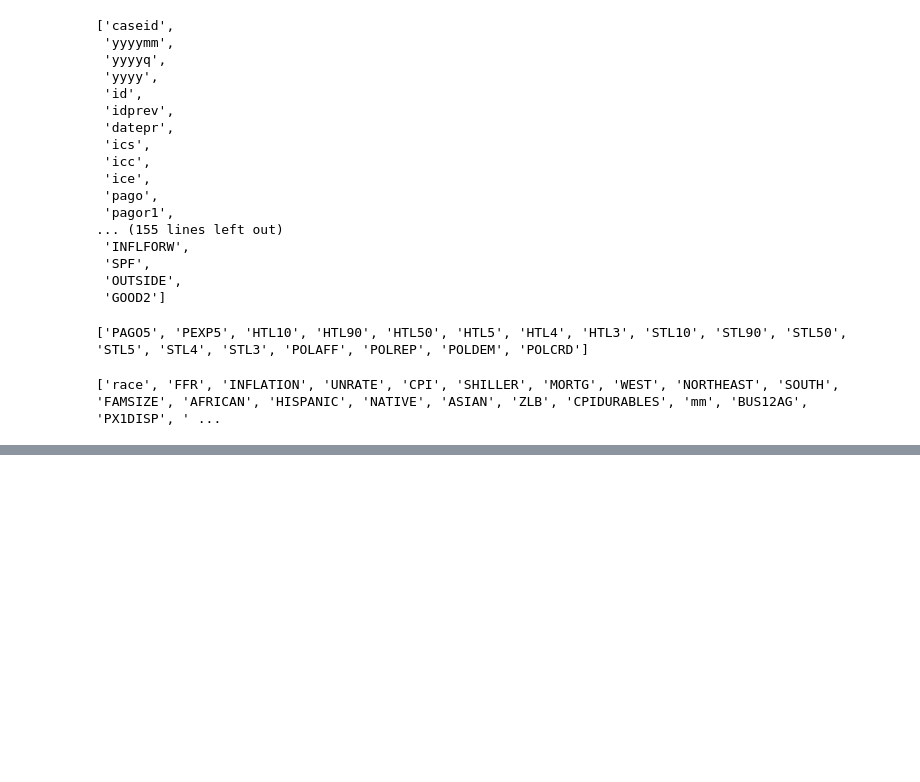
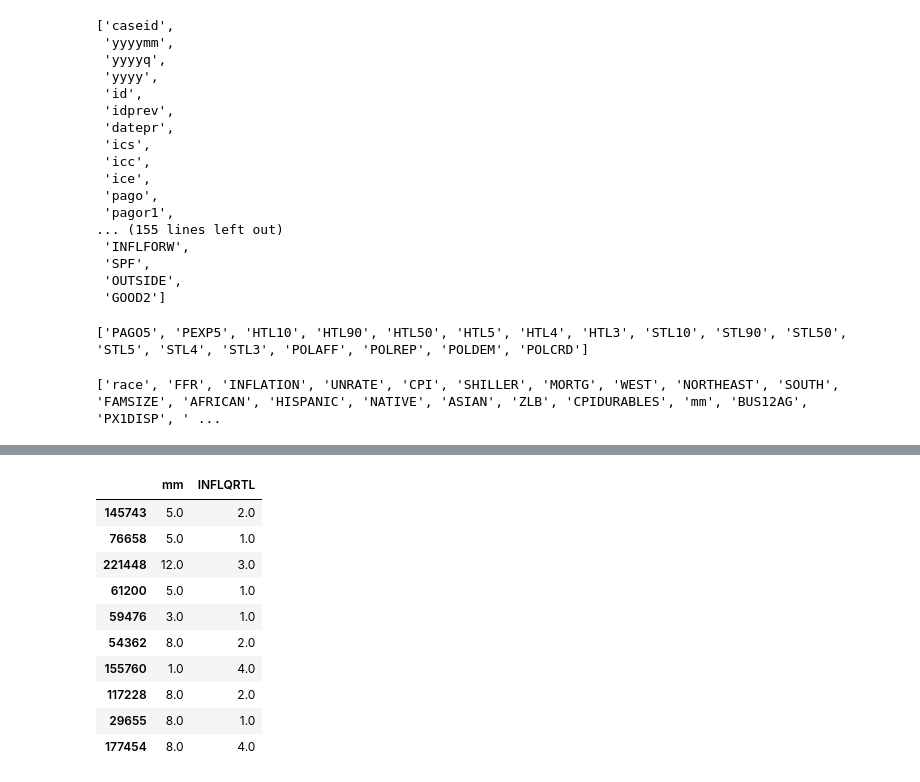
Before and after one commit to Wesley-Janson/stat27420_final_project, a Jupyter notebook: replication_test.ipynb, the cells around one changed output, grey strips where cells are left out. Cells and saved outputs as stored; diff of their text form; code cells hidden in the pictures; blank space fills up the shorter version.

```diff
--- a/replication_test.ipynb
+++ b/replication_test.ipynb
@@ -85,0 +76,14 @@ old_data[not_in_new]
+# %%
+old_data[["mm","INFLQRTL"]].sample(10)
+# %% [output]
+|  | mm | INFLQRTL |
+| 145743 | 5.0 | 2.0 |
+| 76658 | 5.0 | 1.0 |
+| 221448 | 12.0 | 3.0 |
+| 61200 | 5.0 | 1.0 |
+| 59476 | 3.0 | 1.0 |
+| 54362 | 8.0 | 2.0 |
+| 155760 | 1.0 | 4.0 |
+| 117228 | 8.0 | 2.0 |
+| 29655 | 8.0 | 1.0 |
+| 177454 | 8.0 | 4.0 |
```
Also changed, not shown: parts of 3 cells of this notebook.
